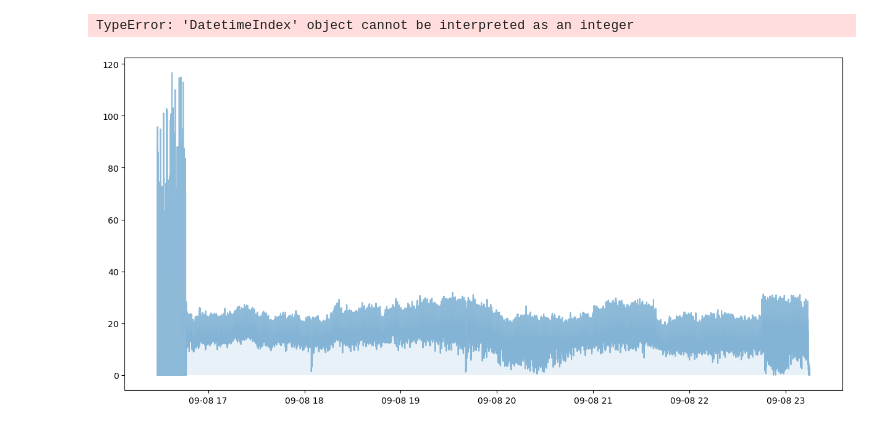
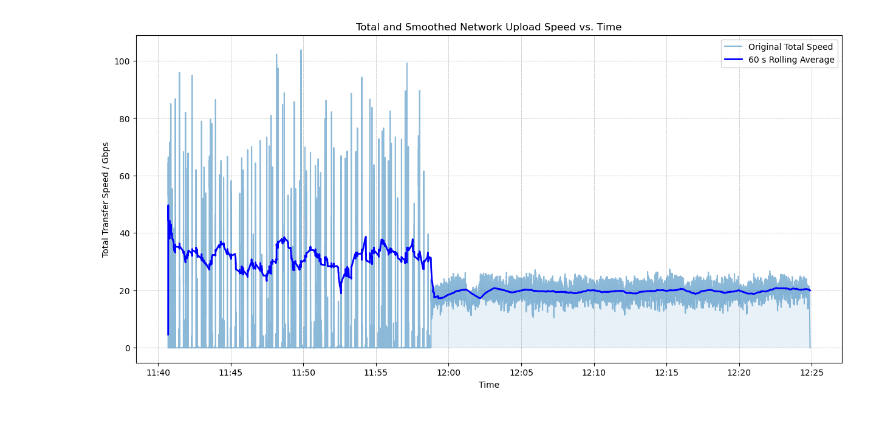
Before and after one commit to lsst-uk/csd3-echo-somerville, a Jupyter notebook: csd3-side/notebooks/transfer_speeds_from_log.ipynb, the cells around one changed output. Drawn from its saved outputs; the diff is of its cells as text; code cells hidden in the pictures.

```diff
--- a/csd3-side/notebooks/transfer_speeds_from_log.ipynb
+++ b/csd3-side/notebooks/transfer_speeds_from_log.ipynb
@@ -24,0 +25,7 @@ df
+# %%
+df['FILES_PER_ZIP'] = df['FILES_PER_ZIP'].astype('Int64')
+df['UPLOAD_END'] = pd.to_datetime(df['UPLOAD_END'], format='%Y-%m-%d %H:%M:%S.%f', errors='coerce')
+df['UPLOAD_START'] = pd.to_datetime(df['UPLOAD_START'], format='%Y-%m-%d %H:%M:%S.%f', errors='coerce')
+df['FILE_SIZE'] = df['FILE_SIZE'].astype('Int64')
+df = df.dropna(subset=['UPLOAD_END', 'UPLOAD_START', 'FILE_SIZE'])
+df
@@ -62,3 +83,0 @@ df['ZIP_CONTENTS'].iloc[0]
-# %%
-df['FILES_PER_ZIP'] = len(df['ZIP_CONTENTS'].iloc[0].split(',')) if df['ZIP_CONTENTS'].iloc[0] else 0
-df
@@ -79,4 +84,7 @@ df
+# %%
+df = df.drop(columns=['ZIP_CONTENTS'])
 # %%
 df['TYPE'] = df['LOCAL_PATH'].apply(lambda x: 'zip' if x.endswith('.zip') else 'file')
+df.drop(columns=['LOCAL_PATH'], inplace=True)
 df
 # %% [output]
@@ -334,31 +546,39 @@ events_df
 # %%
 # --- 6. Plot Smoothed Throughput Over Time ---
+
+# Import the necessary formatter from matplotlib
+from matplotlib.dates import DateFormatter
 
 # To perform a time-based rolling average, we first set the 'time' column as the index.
 events_indexed_by_time = events_df.set_index('time')
 
 # Calculate the rolling mean over a 60-second window.
 # This creates a new series with the smoothed transfer rate.
 smoothed_rate = events_indexed_by_time['total_rate'].rolling('60s').mean()
 
 
 # Plotting the original and smoothed data together
 plt.figure(figsize=(15, 7))
 
 # Plot the original, "spiky" step plot from the previous cell
 plt.plot(plot_times, plot_rates, label='Original Total Speed', alpha=0.5)
 plt.fill_between(plot_times, plot_rates, alpha=0.1)
 
 # Plot the new smoothed data
 plt.plot(smoothed_rate.index, smoothed_rate.values, label='60 s Rolling Average', color='blue', linewidth=2)
 
 plt.title('Total and Smoothed Network Upload Speed vs. Time')
 plt.xlabel('Time')
 plt.ylabel('Total Transfer Speed / Gbps')
 plt.grid(True, which='both', linestyle='--', linewidth=0.5)
-plt.xlim(events_df['time'].min()+pd.Timedelta(minutes=20), events_df['time'].max()+pd.Timedelta(minutes=10))
+# plt.xlim(events_df['time'].min()+pd.Timedelta(minutes=20), events_df['time'].max()+pd.Timedelta(minutes=10))
+# plt.ylim(0, 40)
 plt.legend()
+
+# Get the current axes and set the x-axis formatter
+ax = plt.gca()
+ax.xaxis.set_major_formatter(DateFormatter('%H:%M'))
+
 plt.show()
 # %% [output]
-TypeError: 'DatetimeIndex' object cannot be interpreted as an integer
-[figure, old version]
+[figure, new version]
```
Also changed, not shown: parts of 35 cells of this notebook, 2 other files.
